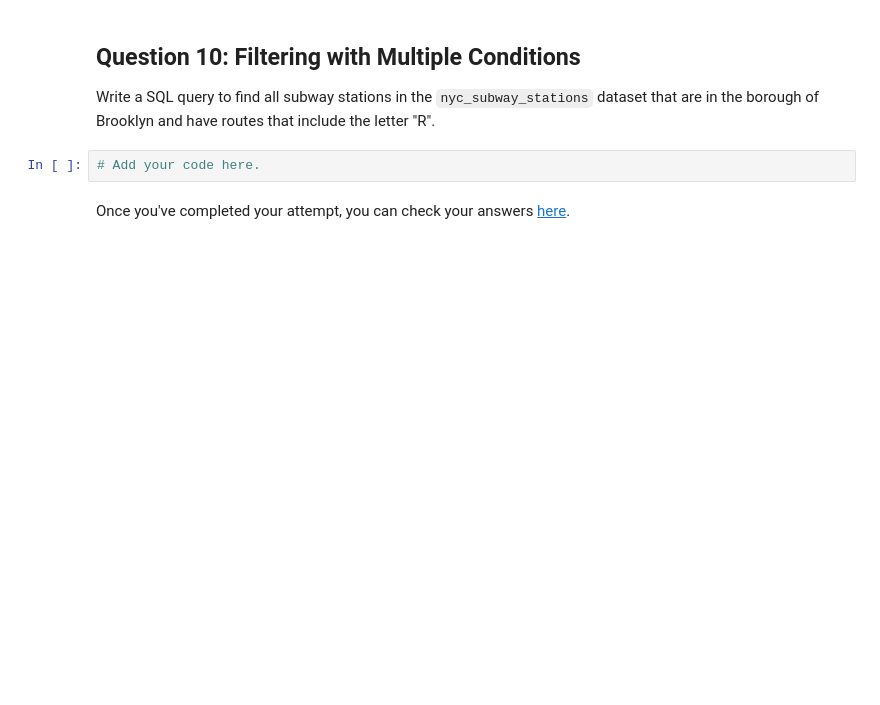
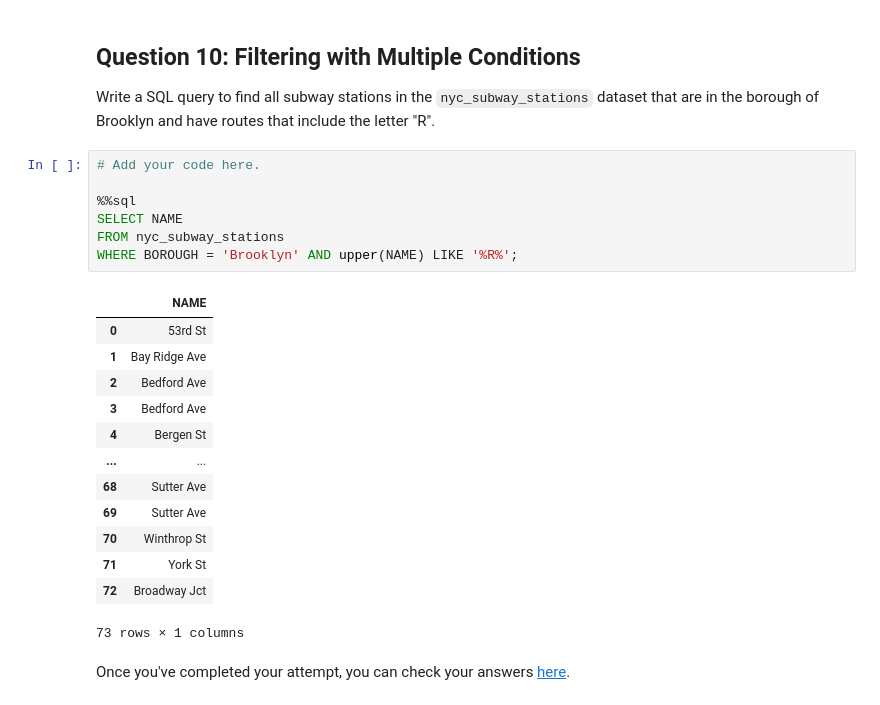
Before and after one commit to Cihshee/CASA0025, a Jupyter notebook: notebooks/W02_lab.ipynb, the cells around one changed output. Cells and saved outputs as stored; diff of their text form; blank space fills up the shorter version.

```diff
--- a/notebooks/W02_lab.ipynb
+++ b/notebooks/W02_lab.ipynb
@@ -247,5 +266,24 @@ Write a SQL query to display the names of subway stations in the `nyc_subway_sta
 Write a SQL query to find all subway stations in the `nyc_subway_stations` dataset that are in the borough of Brooklyn and have routes that include the letter "R".
 # %%
 # Add your code here.
+
+%%sql
+SELECT NAME
+FROM nyc_subway_stations
+WHERE BOROUGH = 'Brooklyn' AND upper(NAME) LIKE '%R%';
+# %% [output]
+|  | NAME |
+| 0 | 53rd St |
+| 1 | Bay Ridge Ave |
+| 2 | Bedford Ave |
+| 3 | Bedford Ave |
+| 4 | Bergen St |
+| ... | ... |
+| 68 | Sutter Ave |
+| 69 | Sutter Ave |
+| 70 | Winthrop St |
+| 71 | York St |
+| 72 | Broadway Jct |
+73 rows × 1 columns
 # %% [markdown]
 Once you've completed your attempt, you can check your answers [here](https://github.com/oballinger/CASA0025/blob/main/notebooks/W02_lab_solution.ipynb).
```
Also changed, not shown: parts of 1 cell of this notebook.
